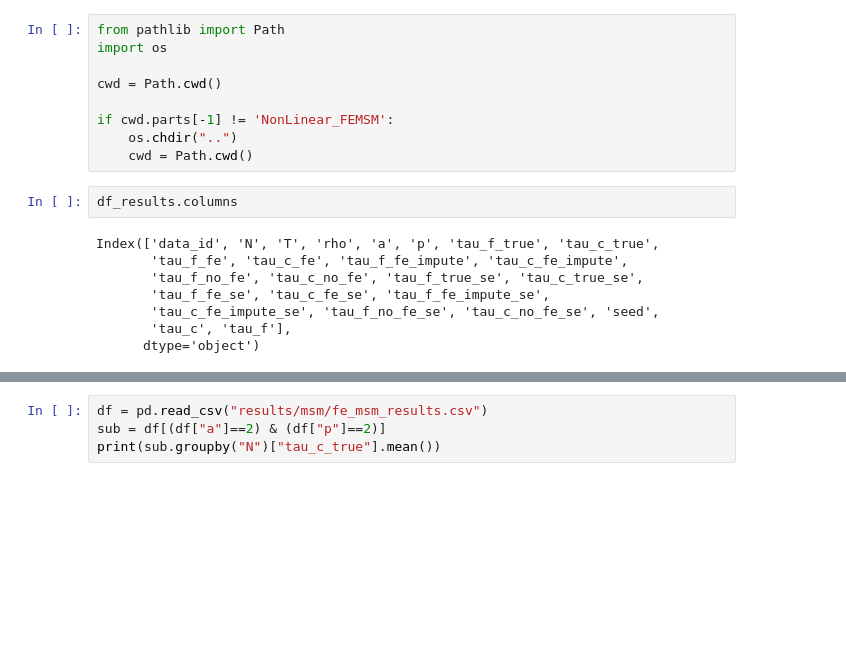
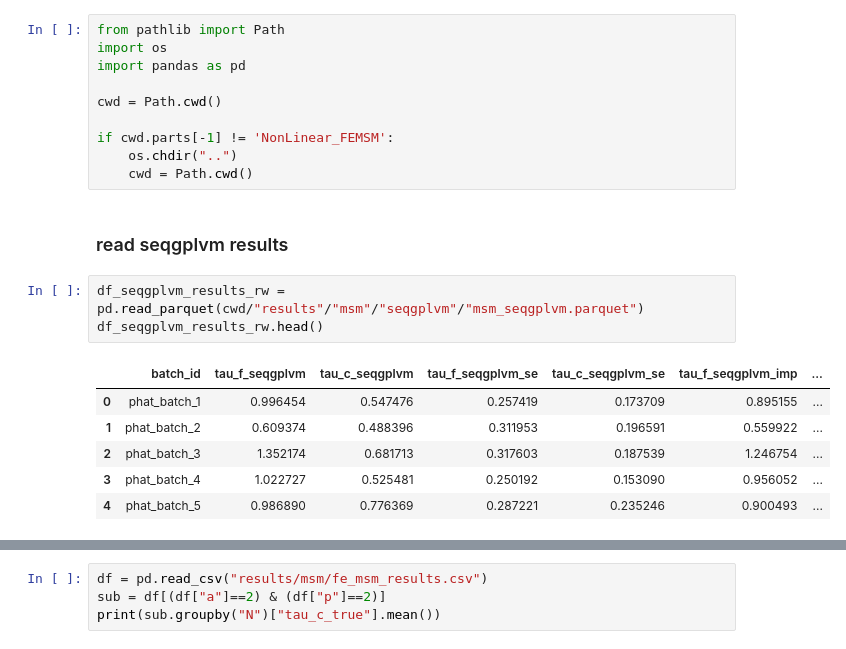
Before and after one commit to Ali-Setareh/SeqGPLVM_FEMSM, a Jupyter notebook: notebooks/fe_msm_results.ipynb, the cells around one changed output, grey strips where cells are left out. Cells and saved outputs as stored; diff of their text form; blank space fills up the shorter version.

```diff
--- a/notebooks/fe_msm_results.ipynb
+++ b/notebooks/fe_msm_results.ipynb
@@ -1,19 +1,22 @@
 # %%
 from pathlib import Path
 import os
+import pandas as pd
 
 cwd = Path.cwd()
 
 if cwd.parts[-1] != 'NonLinear_FEMSM':
     os.chdir("..")
     cwd = Path.cwd()
-# %%
-df_results.columns
-# %% [output]
-Index(['data_id', 'N', 'T', 'rho', 'a', 'p', 'tau_f_true', 'tau_c_true',
-       'tau_f_fe', 'tau_c_fe', 'tau_f_fe_impute', 'tau_c_fe_impute',
-       'tau_f_no_fe', 'tau_c_no_fe', 'tau_f_true_se', 'tau_c_true_se',
-       'tau_f_fe_se', 'tau_c_fe_se', 'tau_f_fe_impute_se',
-       'tau_c_fe_impute_se', 'tau_f_no_fe_se', 'tau_c_no_fe_se', 'seed',
-       'tau_c', 'tau_f'],
-      dtype='object')
+# %% [markdown]
+### read seqgplvm results
+# %%
+df_seqgplvm_results_rw = pd.read_parquet(cwd/"results"/"msm"/"seqgplvm"/"msm_seqgplvm.parquet")
+df_seqgplvm_results_rw.head()
+# %% [output]
+|  | batch_id | tau_f_seqgplvm | tau_c_seqgplvm | tau_f_seqgplvm_se | tau_c_seqgplvm_se | tau_f_seqgplvm_imp | ... |
+| 0 | phat_batch_1 | 0.996454 | 0.547476 | 0.257419 | 0.173709 | 0.895155 | ... |
+| 1 | phat_batch_2 | 0.609374 | 0.488396 | 0.311953 | 0.196591 | 0.559922 | ... |
+| 2 | phat_batch_3 | 1.352174 | 0.681713 | 0.317603 | 0.187539 | 1.246754 | ... |
+| 3 | phat_batch_4 | 1.022727 | 0.525481 | 0.250192 | 0.153090 | 0.956052 | ... |
+| 4 | phat_batch_5 | 0.986890 | 0.776369 | 0.287221 | 0.235246 | 0.900493 | ... |
```
Also changed, not shown: parts of 4 cells of this notebook, 3 other files.
